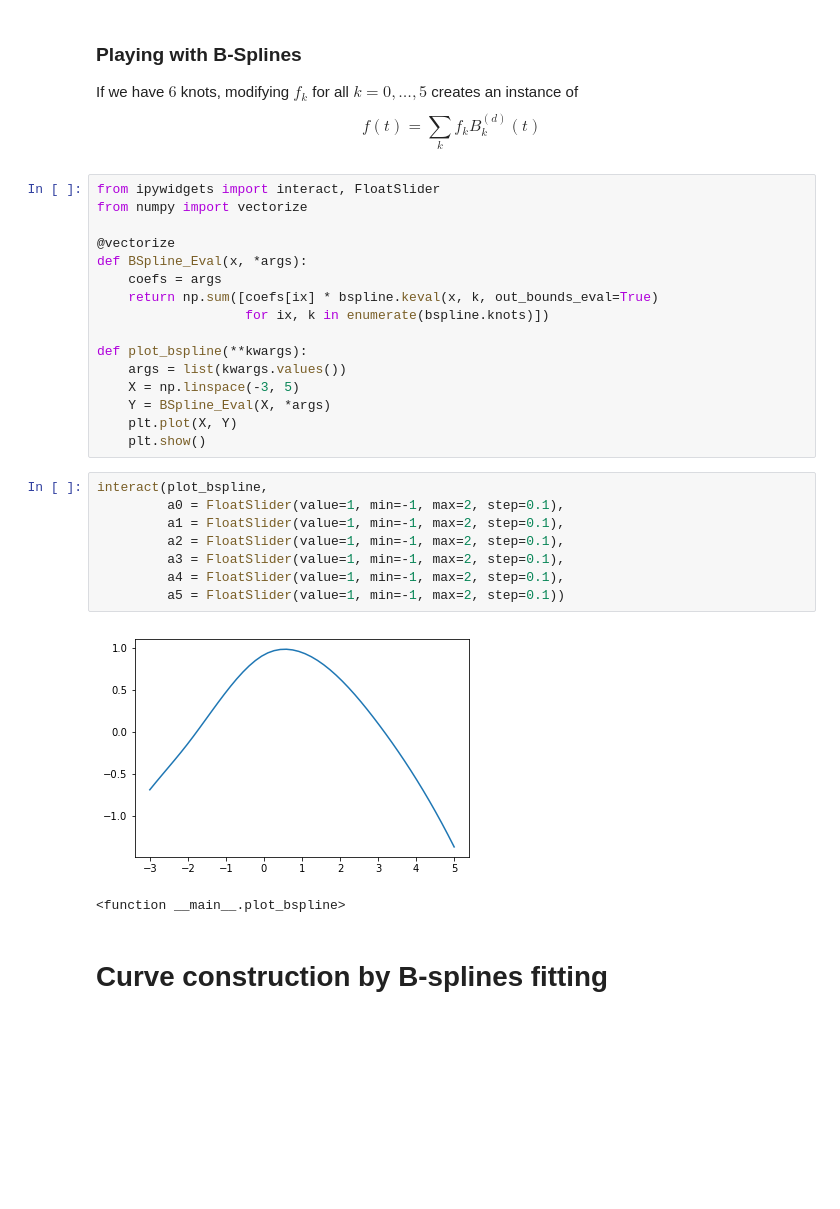
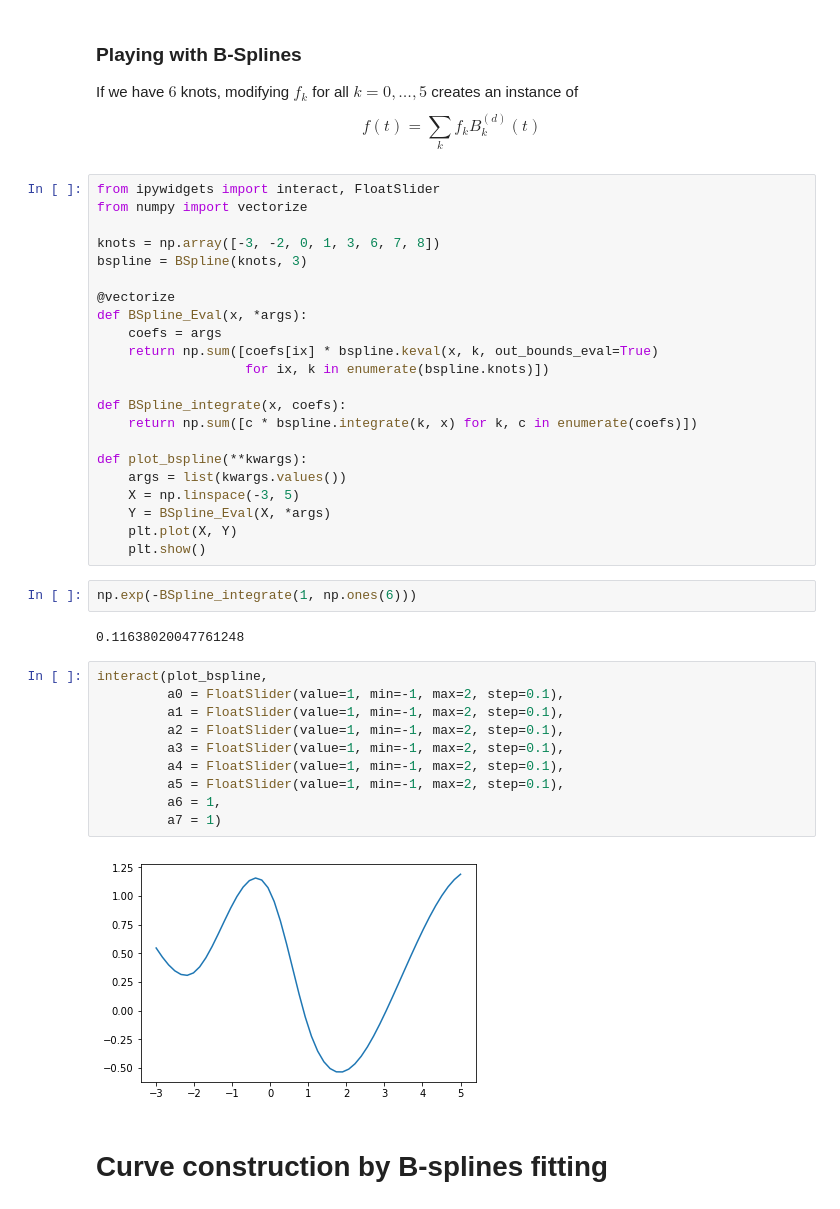
Before and after one commit to gerdm/TGMAFFIRO, a Jupyter notebook: curves/B-Spline.ipynb, the cells around one changed output. Cells and saved outputs as stored; diff of their text form; blank space fills up the shorter version.

Commit message:
edit notebook on bsplines

```diff
--- a/curves/B-Spline.ipynb
+++ b/curves/B-Spline.ipynb
@@ -87,6 +88,9 @@ $$
 # %%
 from ipywidgets import interact, FloatSlider
 from numpy import vectorize
+
+knots = np.array([-3, -2, 0, 1, 3, 6, 7, 8])
+bspline = BSpline(knots, 3)
 
 @vectorize
 def BSpline_Eval(x, *args):
@@ -94,23 +98,31 @@ def BSpline_Eval(x, *args):
     return np.sum([coefs[ix] * bspline.keval(x, k, out_bounds_eval=True)
                    for ix, k in enumerate(bspline.knots)])
 
+def BSpline_integrate(x, coefs):
+    return np.sum([c * bspline.integrate(k, x) for k, c in enumerate(coefs)])
+
 def plot_bspline(**kwargs):
     args = list(kwargs.values())
     X = np.linspace(-3, 5)
     Y = BSpline_Eval(X, *args)
     plt.plot(X, Y)
     plt.show()
+# %%
+np.exp(-BSpline_integrate(1, np.ones(6)))
+# %% [output]
+0.11638020047761248
 # %%
 interact(plot_bspline,
          a0 = FloatSlider(value=1, min=-1, max=2, step=0.1),
          a1 = FloatSlider(value=1, min=-1, max=2, step=0.1),
          a2 = FloatSlider(value=1, min=-1, max=2, step=0.1),
          a3 = FloatSlider(value=1, min=-1, max=2, step=0.1),
          a4 = FloatSlider(value=1, min=-1, max=2, step=0.1),
-         a5 = FloatSlider(value=1, min=-1, max=2, step=0.1))
+         a5 = FloatSlider(value=1, min=-1, max=2, step=0.1),
+         a6 = 1,
+         a7 = 1)
 # %% [output]
-[figure, old version]
+[figure, new version]
-<function __main__.plot_bspline>
 # %% [markdown]
 # Curve construction by B-splines ﬁtting
 # %% [markdown]
```
Also changed, not shown: parts of 5 cells of this notebook, 1 other file.
